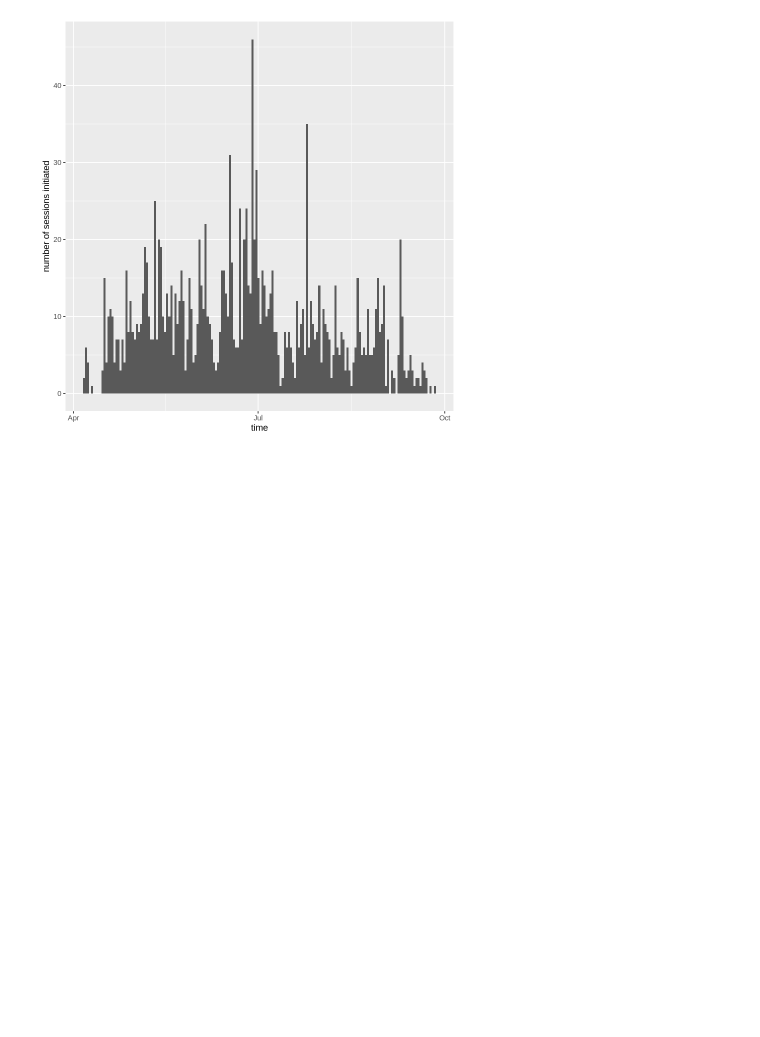
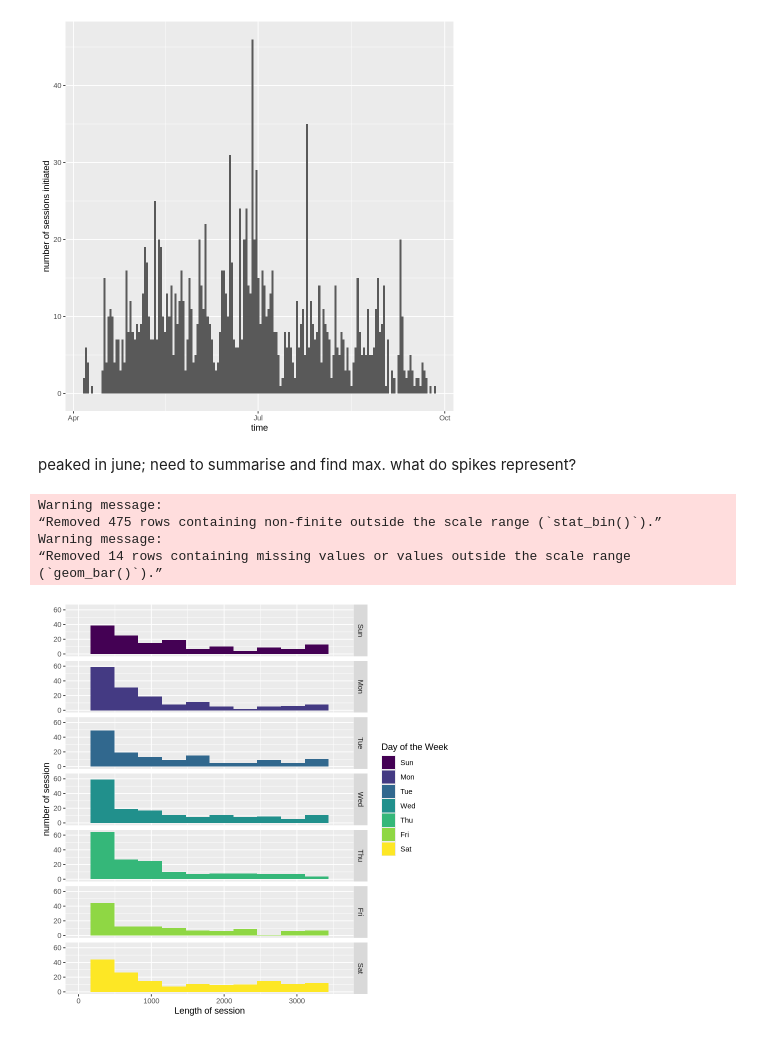
Before and after one commit to wruen/DSCI_100_test, a Jupyter notebook: DSCI_100_group_project.ipynb, the cells around one changed output. Cells and saved outputs as stored; diff of their text form; code cells hidden in the pictures; blank space fills up the shorter version.

```diff
--- a/DSCI_100_group_project.ipynb
+++ b/DSCI_100_group_project.ipynb
@@ -66,3 +67,22 @@ labs(x="time",y="number of sessions initiated")
 over_time
 # %% [output]
 [figure]
+# %% [markdown]
+peaked in june; need to summarise and find max. what do spikes represent?
+# %%
+#may want to make this into a logarithmic scale without limits.
+#From this and the number of sessions, we can determine the possibility of having x amount of players on simultaneously.
+#also, change to size to a larger, more readable size.
+duration<-ggplot(sessions_tidy,aes(x=session_length,fill=startwday))+
+geom_histogram(bins=12)+
+facet_grid(rows = vars(startwday))+
+labs(x="Length of session",y="number of session",fill="Day of the Week")+
+xlim(c(0,3600))
+duration
+# %% [output]
+Warning message:
+“Removed 475 rows containing non-finite outside the scale range (`stat_bin()`).”
+Warning message:
+“Removed 14 rows containing missing values or values outside the scale range
+(`geom_bar()`).”
+[figure, added]
```
Also changed, not shown: parts of 1 cell of this notebook.
